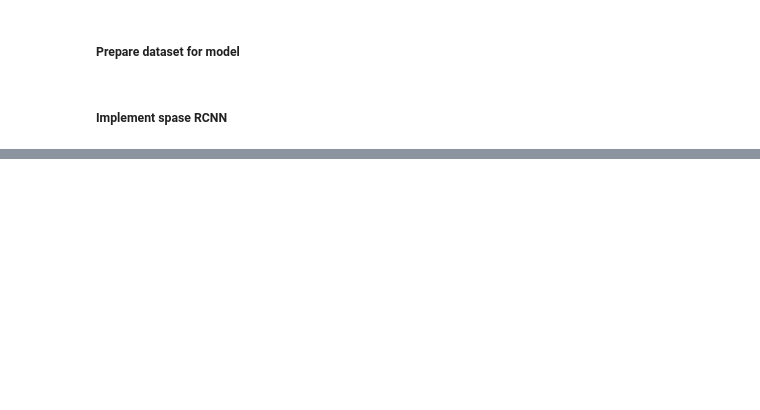
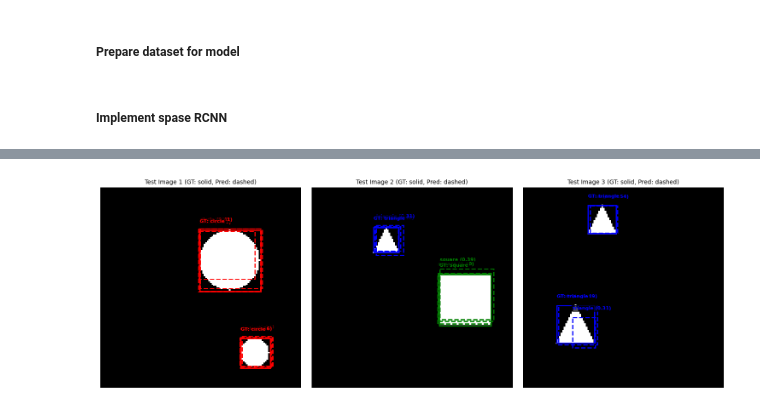
Before and after one commit to AmirhosseinRHT/Deep-Neural-Networks-Projects, a Jupyter notebook: HW3/main.ipynb, the cells around one changed output, grey strips where cells are left out. Saved outputs shown, nothing was run; the diff lists cells and outputs as text; code cells hidden in the pictures; blank space fills up the shorter version.

```diff
--- a/HW3/main.ipynb
+++ b/HW3/main.ipynb
@@ -249,0 +660,56 @@ TypeError: Adam.__init__() missing 1 required positional argument: 'params'
+# %%
+model.eval()
+
+CONFIDENCE_THRESHOLD = 0.3
+
+fig, axes = plt.subplots(1, 3, figsize=(15, 5))
+
+with torch.no_grad():
+    for idx, (image, target) in enumerate(zip(X_test[:3], y_test[:3])):
+        img_tensor = torch.tensor(image, dtype=torch.float32).unsqueeze(0).unsqueeze(0).to(device)
+        class_logits, pred_boxes = model(img_tensor)
+        class_probs = F.softmax(class_logits, dim=-1).cpu().numpy()[0]
+        pred_boxes_np = pred_boxes.cpu().numpy()[0]
+        valid_predictions = extract_valid_predictions(class_probs, pred_boxes_np, CONFIDENCE_THRESHOLD)
+        img_rgb = np.stack([image, image, image], axis=2)
+        axes[idx].imshow(img_rgb)
+
+        for pred in valid_predictions:
+            x1, y1, x2, y2 = pred['box']
+            score = pred['score']
+            pred_class = pred['class']
+
+            rect = patches.Rectangle(
+                (x1, y1), x2-x1, y2-y1,
+                linewidth=2, edgecolor=COLORS[pred_class],
+                facecolor='none', linestyle='--'
+            )
+            axes[idx].add_patch(rect)
+            axes[idx].text(
+                x1, y1-5, f"{CLASS_NAMES[pred_class]} ({score:.2f})",
+                color=COLORS[pred_class], fontsize=8, weight='bold',
+                bbox=dict(boxstyle="round,pad=0.2", facecolor='black', alpha=0.7)
+            )
+
+        for shape in target:
+            x, y, w, h = shape['bbox']
+            label = shape['label']
+
+            rect = patches.Rectangle(
+                (x, y), w, h,
+                linewidth=2, edgecolor=COLORS[label], facecolor='none'
+            )
+            axes[idx].add_patch(rect)
+            axes[idx].text(
+                x, y-5, f"GT: {CLASS_NAMES[label]}",
+                color=COLORS[label], fontsize=8, weight='bold',
+                bbox=dict(boxstyle="round,pad=0.2", facecolor='black', alpha=0.7)
+            )
+
+        axes[idx].set_title(f'Test Image {idx+1} (GT: solid, Pred: dashed)', fontsize=10)
+        axes[idx].axis('off')
+
+plt.tight_layout()
+plt.show()
+# %% [output]
+[figure, added]
```
Also changed, not shown: parts of 14 cells of this notebook.
